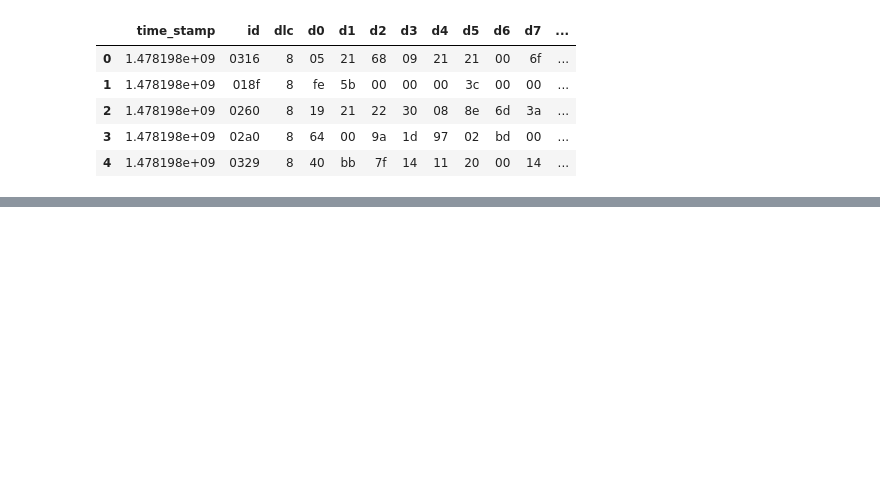
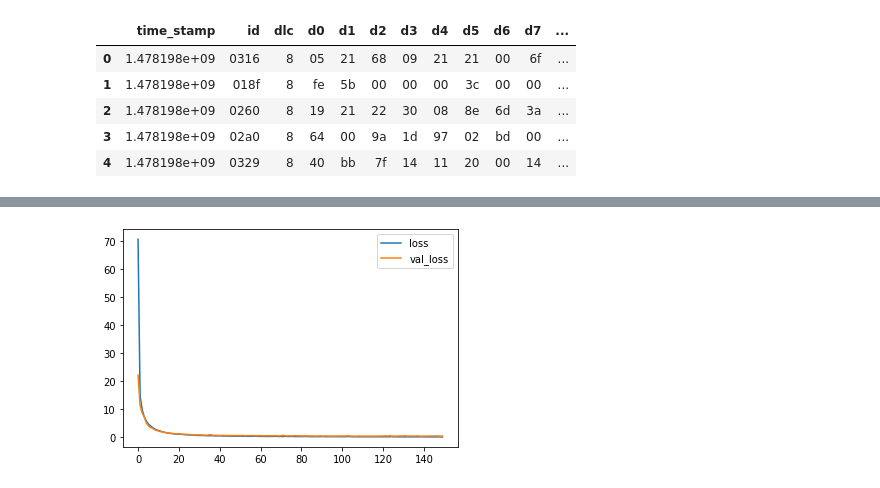
Before and after one commit to ainilaha/ppl_car_hacking, a Jupyter notebook: int_data_small.ipynb, the cells around one changed output, grey strips where cells are left out. Drawn from its saved outputs; the diff is of its cells as text; code cells hidden in the pictures; blank space fills up the shorter version.

Commit message:
first model

```diff
--- a/int_data_small.ipynb
+++ b/int_data_small.ipynb
@@ -318,0 +218,4 @@ AnalysisException: cannot resolve '`row_num`' given input columns: [t_fuzzy.d0,
+# %%
+n_time_steps = 30
+n_features = 9
+n_epoch = 150
@@ -318,0 +226,21 @@ AnalysisException: cannot resolve '`row_num`' given input columns: [t_fuzzy.d0,
+# %%
+model = Sequential([
+# Input((n_time_steps,9)),
+Conv1D(input_shape=(n_time_steps,n_features),filters=8, kernel_size=3,activation='relu'),
+Conv1D(filters=16, kernel_size=3,activation='relu'),
+# Conv1D(filters=32, kernel_size=3,activation='relu'),
+MaxPooling1D(pool_size=16),
+
+Flatten(),
+Dense(8, activation='relu'),
+#   tf.keras.layers.Dense(4, activation='relu'),
+# Dropout(0.2),
+Dense(5, activation='softmax')
+])
+
+
+model.compile(optimizer='adam',
+
+          loss='categorical_crossentropy',
+
+          metrics=['categorical_accuracy'])
@@ -318,0 +270,3 @@ AnalysisException: cannot resolve '`row_num`' given input columns: [t_fuzzy.d0,
+# %%
+features = np.concatenate(final_data.features.values)
+features = features.reshape(-1,n_time_steps,n_features)
@@ -318,0 +277,3 @@ AnalysisException: cannot resolve '`row_num`' given input columns: [t_fuzzy.d0,
+# %%
+history = model.fit(features[:test_num], transfomed_label[:test_num], epochs=n_epoch, batch_size=64,
+                    validation_data=(features[test_num:], transfomed_label[test_num:]))
@@ -318,0 +303,7 @@ AnalysisException: cannot resolve '`row_num`' given input columns: [t_fuzzy.d0,
+# %%
+x = list(range(n_epoch))
+plt.plot(x, history.history['loss'],label="loss")
+plt.plot(x, history.history['val_loss'],label="val_loss")
+plt.legend();
+# %% [output]
+[figure, added]
```
Also changed, not shown: parts of 75 cells of this notebook.
